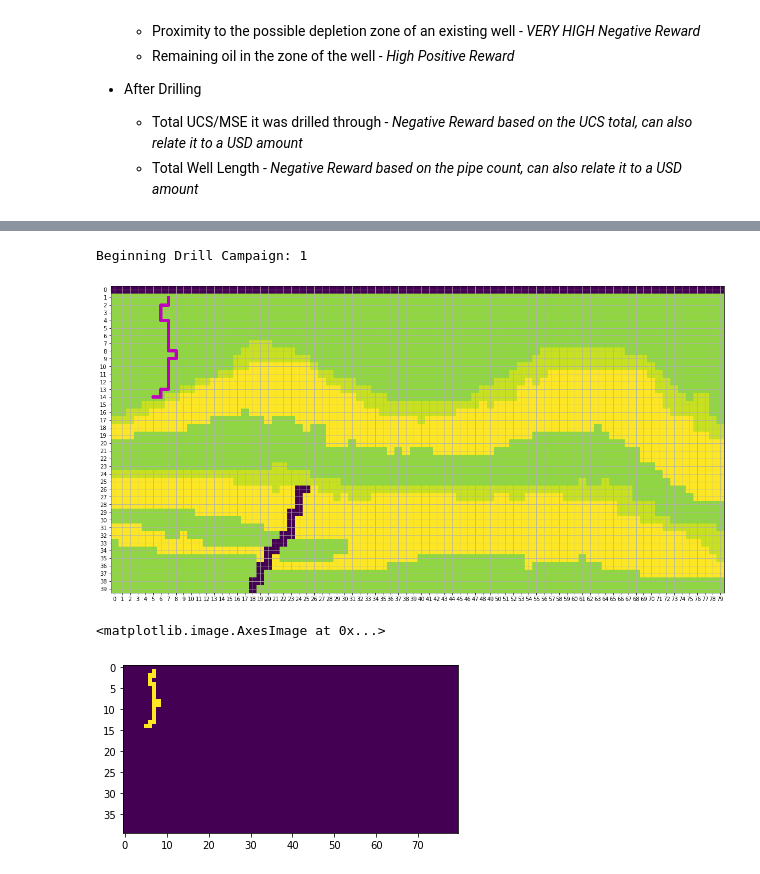
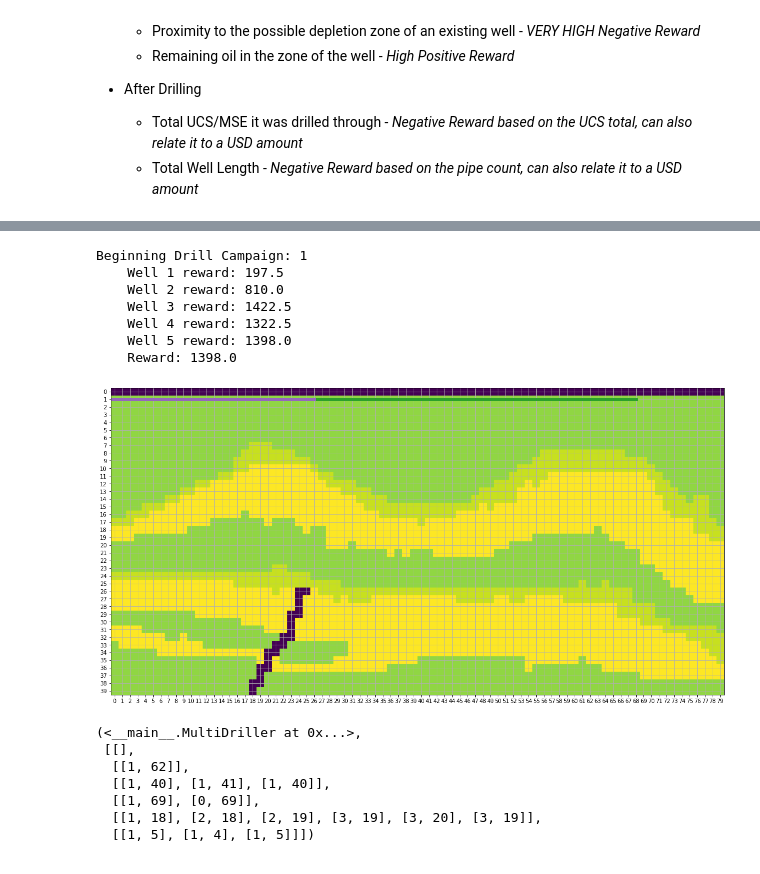
Before and after one commit to svpoludasu/wildcatter, a Jupyter notebook: examples/Trial 1 - Custom Environment.ipynb, the cells around one changed output, grey strips where cells are left out. Saved outputs shown, nothing was run; the diff lists cells and outputs as text; code cells hidden in the pictures.

```diff
--- a/examples/Trial 1 - Custom Environment.ipynb
+++ b/examples/Trial 1 - Custom Environment.ipynb
@@ -193,16 +350,11 @@ Wrapping the env in a DummyVecEnv.
 <stable_baselines3.ppo.ppo.PPO at 0x...>
 # %%
-env = SimpleDriller(env_config)
+env = MultiDriller(env_config)
 
 episodes = 1
 for episode in range(1, episodes + 1):
     print("Beginning Drill Campaign:", episode)
-    state = env.reset()
-    done = False
-    score = 0
-
-    while not done:
-        action, _states = model.predict(state)
-        state, reward, done, info = env.step(action)
-        score += reward
+    action, _states = model.predict(state)
+    state, reward, done, info = env.step(action)
+    print(f"    Reward: {reward}")
 
@@ -210,19 +362,34 @@ for episode in range(1, episodes + 1):
 # Once we unpack it its z, then x.
-traj_z, traj_x = np.asarray(env.trajectory).T
+# traj_z, traj_x = np.asarray(env.trajectory).T
 
 plt.figure(figsize=(20, 20))
 plt.imshow(env.model, vmin=-10, vmax=2)
-plt.plot(traj_x, traj_z, "-", c="m", linewidth=6)
+
+for i in range(0,env.num_wells):
+    traj_z, traj_x = np.asarray(env.multi_trajectory[i]).T
+    plt.plot(traj_x, traj_z, "-", linewidth=6)
+
 plt.xticks(np.arange(0, 80, 1.0))
 plt.yticks(np.arange(0, 40, 1.0))
 plt.xlim([-0.5, 79.5])
 plt.ylim([39.5, -0.5])
 plt.grid()
 # %% [output]
 Beginning Drill Campaign: 1
+    Well 1 reward: 197.5
+    Well 2 reward: 810.0
+    Well 3 reward: 1422.5
+    Well 4 reward: 1322.5
+    Well 5 reward: 1398.0
+    Reward: 1398.0
-[figure, old version]
+[figure, new version]
-# %%
-plt.imshow(env.state)
-# %% [output]
-<matplotlib.image.AxesImage at 0x...>
-[figure, removed]
+# %%
+env,multi_trajectory
+# %% [output]
+(<__main__.MultiDriller at 0x...>,
+ [[],
+  [[1, 62]],
+  [[1, 40], [1, 41], [1, 40]],
+  [[1, 69], [0, 69]],
+  [[1, 18], [2, 18], [2, 19], [3, 19], [3, 20], [3, 19]],
+  [[1, 5], [1, 4], [1, 5]]])
```
Also changed, not shown: parts of 7 cells of this notebook, 1 other file.
